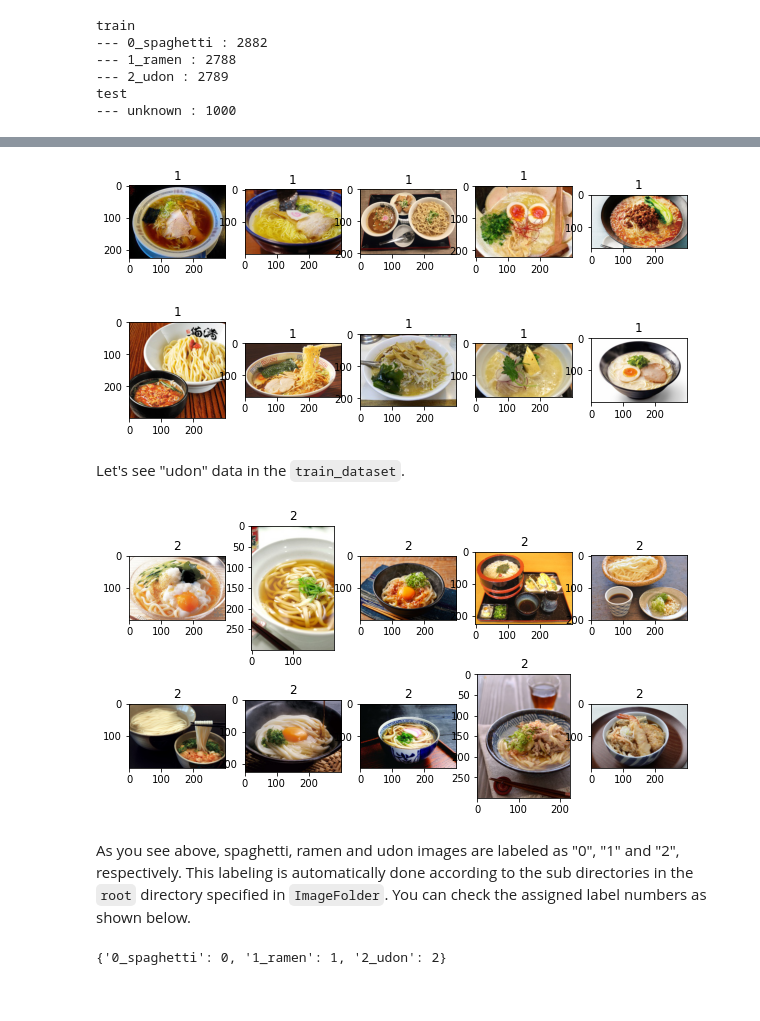
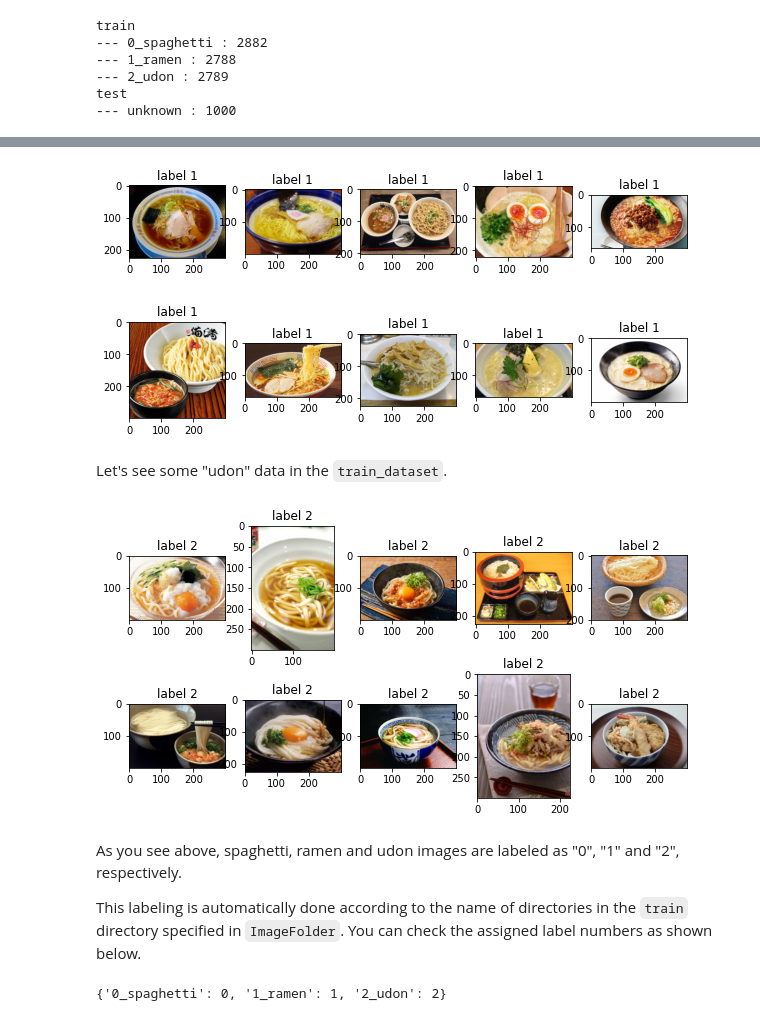
Before and after one commit to naoya1110/ai_robotics_lab_2022_hands_on, a Jupyter notebook: Week07_Image_Classification_Competition.ipynb, the cells around one changed output, grey strips where cells are left out. Saved outputs shown, nothing was run; the diff lists cells and outputs as text; code cells hidden in the pictures.

```diff
--- a/Week07_Image_Classification_Competition.ipynb
+++ b/Week07_Image_Classification_Competition.ipynb
@@ -96,5 +100,5 @@ for i in range(10):
     image, label = train_dataset[i]
     plt.subplot(2, 5, i+1)
     plt.imshow(image)
-    plt.title(label)
+    plt.title(f"label {label}")
 # %% [output]
@@ -104,15 +108,15 @@ Let's see "ramen" data in the `train_dataset`.
 # %%
 plt.figure(figsize=(10, 5))
 
 for i in range(10):
     image, label = train_dataset[i+2882]
     plt.subplot(2, 5, i+1)
     plt.imshow(image)
-    plt.title(label)
+    plt.title(f"label {label}")
 # %% [output]
-[figure, old version]
+[figure, new version]
 # %% [markdown]
-Let's see "udon" data in the `train_dataset`.
+Let's see some "udon" data in the `train_dataset`.
 # %%
 plt.figure(figsize=(10, 5))
 
@@ -120,11 +124,13 @@ for i in range(10):
     image, label = train_dataset[i+2882+2788]
     plt.subplot(2, 5, i+1)
     plt.imshow(image)
-    plt.title(label)
+    plt.title(f"label {label}")
 # %% [output]
-[figure, old version]
+[figure, new version]
 # %% [markdown]
-As you see above, spaghetti, ramen and udon images are labeled as "0", "1" and "2", respectively. This labeling is automatically done according to the sub directories in the `root` directory specified in `ImageFolder`. You can check the assigned label numbers as shown below.
+As you see above, spaghetti, ramen and udon images are labeled as "0", "1" and "2", respectively.
+
+This labeling is automatically done according to the name of directories in the `train` directory specified in `ImageFolder`. You can check the assigned label numbers as shown below.
 # %%
 train_dataset.class_to_idx
 # %% [output]
```
Also changed, not shown: parts of 25 cells of this notebook.
